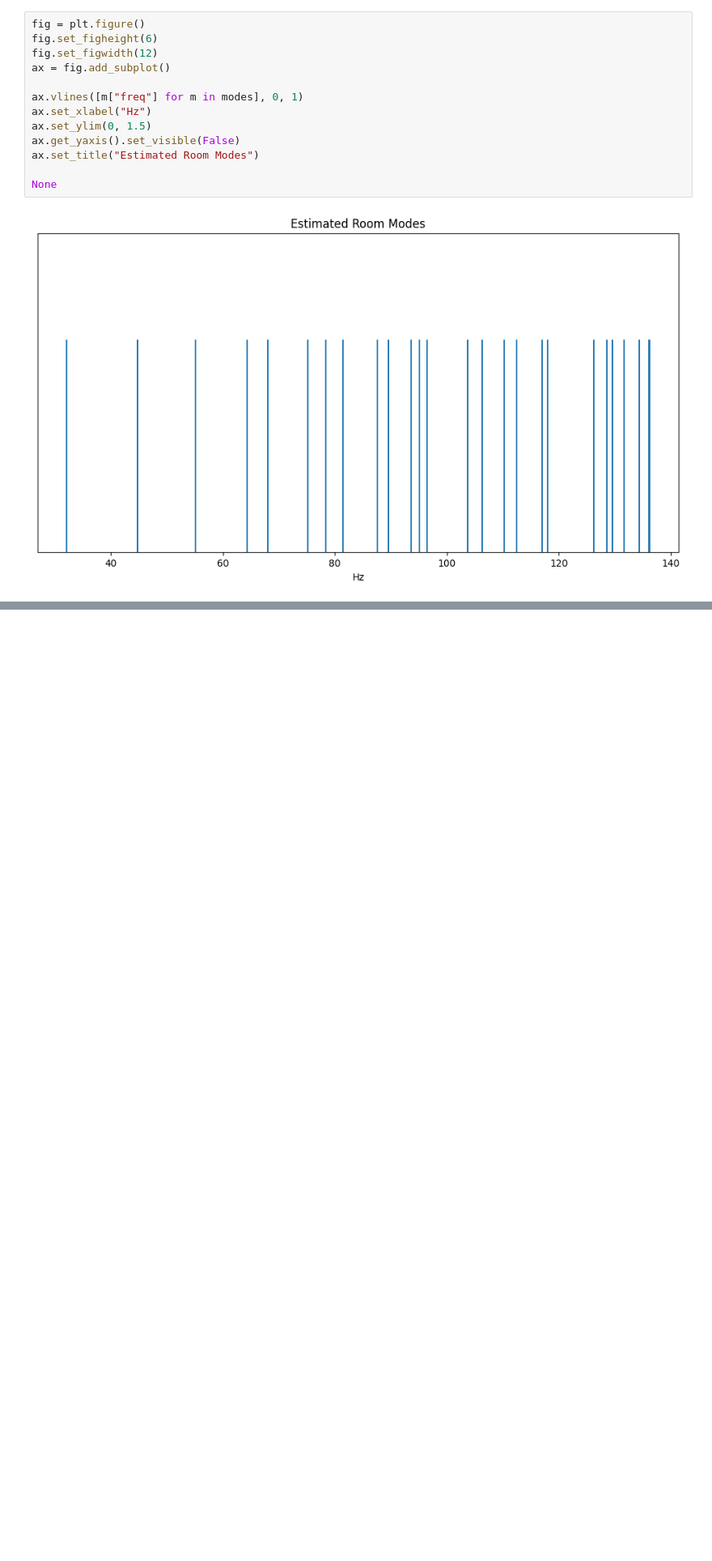
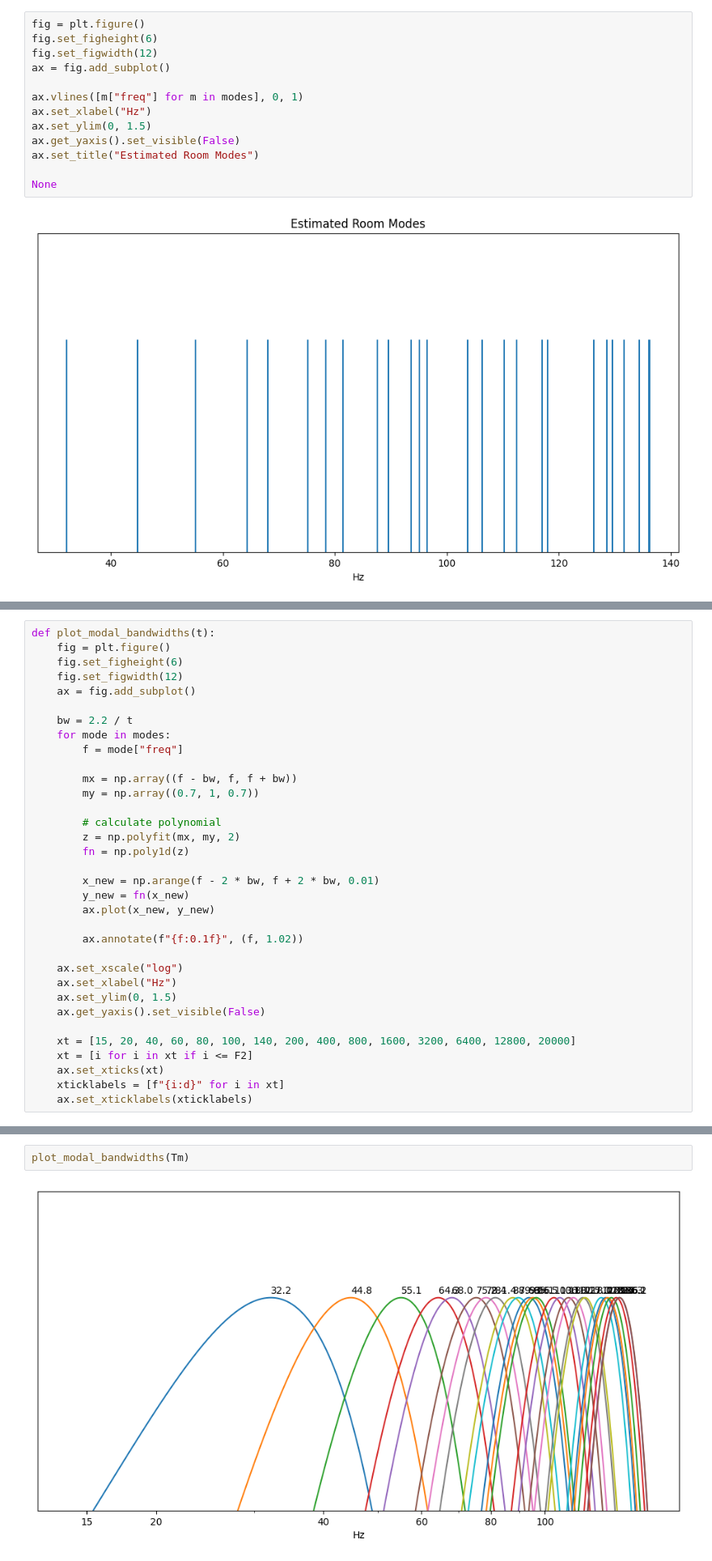
Before and after one commit to ross/acoustics, a Jupyter notebook: modal-behavior.ipynb, the cells around one changed output, grey strips where cells are left out. Shown at 81% size. Saved outputs shown, nothing was run; the diff lists cells and outputs as text; blank space fills up the shorter version.

Commit message:
modal-behavior

```diff
--- a/modal-behavior.ipynb
+++ b/modal-behavior.ipynb
@@ -158,0 +165,34 @@ None
+# %%
+def plot_modal_bandwidths(t):
+    fig = plt.figure()
+    fig.set_figheight(6)
+    fig.set_figwidth(12)
+    ax = fig.add_subplot()
+
+    bw = 2.2 / t
+    for mode in modes:
+        f = mode["freq"]
+
+        mx = np.array((f - bw, f, f + bw))
+        my = np.array((0.7, 1, 0.7))
+
+        # calculate polynomial
+        z = np.polyfit(mx, my, 2)
+        fn = np.poly1d(z)
+
+        x_new = np.arange(f - 2 * bw, f + 2 * bw, 0.01)
+        y_new = fn(x_new)
+        ax.plot(x_new, y_new)
+
+        ax.annotate(f"{f:0.1f}", (f, 1.02))
+
+    ax.set_xscale("log")
+    ax.set_xlabel("Hz")
+    ax.set_ylim(0, 1.5)
+    ax.get_yaxis().set_visible(False)
+
+    xt = [15, 20, 40, 60, 80, 100, 140, 200, 400, 800, 1600, 3200, 6400, 12800, 20000]
+    xt = [i for i in xt if i <= F2]
+    ax.set_xticks(xt)
+    xticklabels = [f"{i:d}" for i in xt]
+    ax.set_xticklabels(xticklabels)
@@ -158,0 +203,4 @@ None
+# %%
+plot_modal_bandwidths(Tm)
+# %% [output]
+[figure, added]
```
Also changed, not shown: parts of 7 cells of this notebook.
